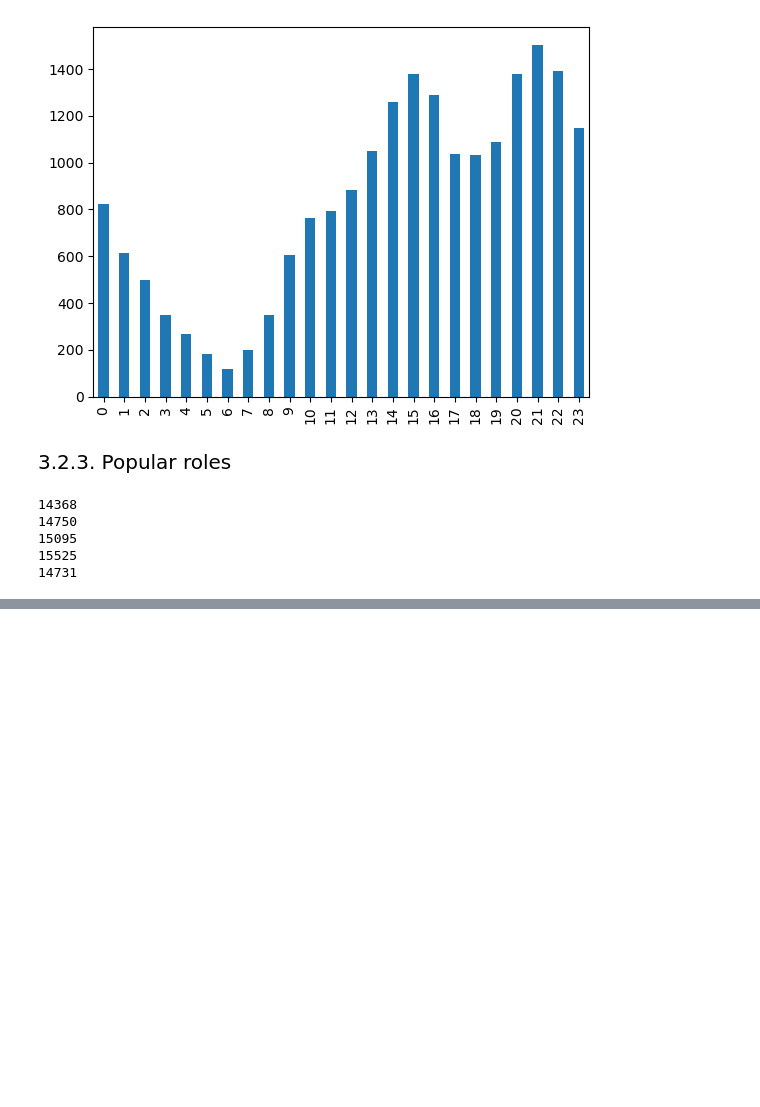
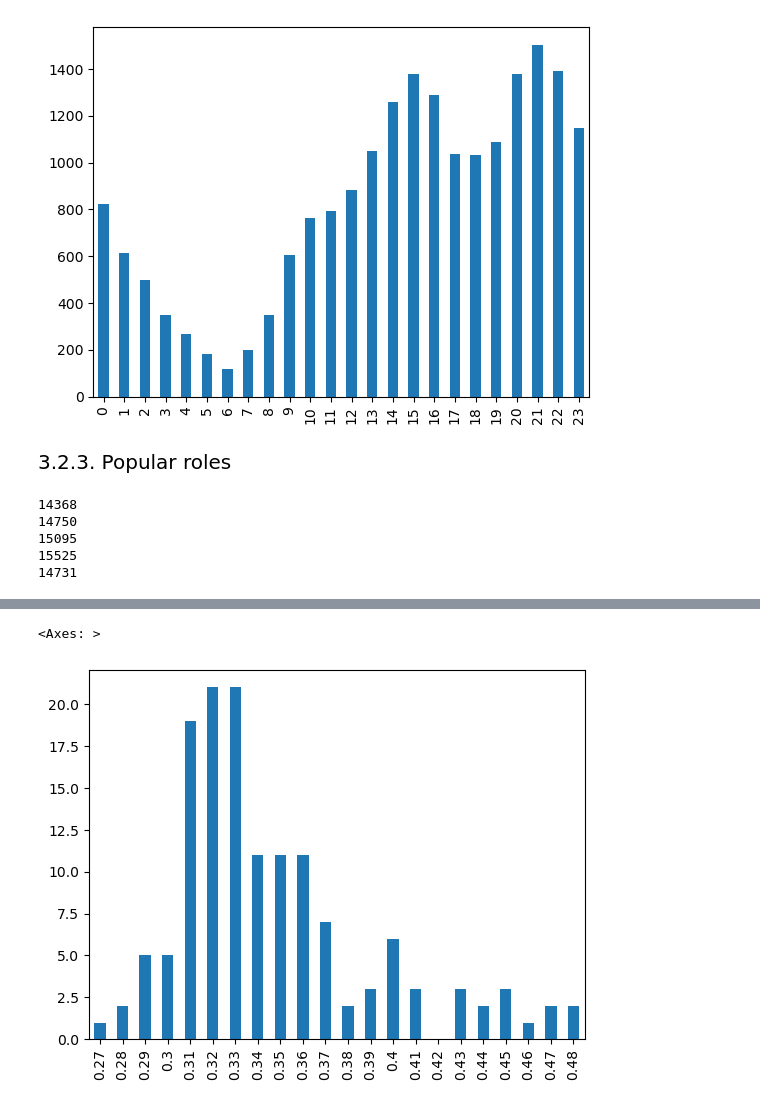
Before and after one commit to hnahtneyugn/LOL-Data-Processing-with-Python, a Jupyter notebook: codes.ipynb, the cells around one changed output, grey strips where cells are left out. Saved outputs shown, nothing was run; the diff lists cells and outputs as text; code cells hidden in the pictures; blank space fills up the shorter version.

```diff
--- a/codes.ipynb
+++ b/codes.ipynb
@@ -399,7 +399,8 @@ def clean_data():
         champions = json.load(file) #a dict of all the champions's id and their name
         champion_info = {key : {'name' : champions[key], 'win' : 0, 'lose' : 0, 'ban' : 0} for key in champions}
         champion_big_items = {key : {} for key in champions}
-        champion_role = {key : {'TOP' : 0, 'JUNGLE' : 0, 'MIDDLE' : 0, 'BOTTOM' : 0, 'UTILITY' : 0} for key in champions}
+        champion_role = {key : {'TOP' : {'win' : 0, 'lose' : 0}, 'JUNGLE' : {'win' : 0, 'lose' : 0}, 'MIDDLE' : {'win' : 0, 'lose' : 0},
+                                'BOTTOM' : {'win' : 0, 'lose' : 0}, 'UTILITY' : {'win' : 0, 'lose' : 0}} for key in champions}
 
     tiers = ['iron', 'bronze', 'silver', 'gold', 'platinum', 'emerald', 'diamond', 'master', 'grandmaster', 'challenger']
 
@@ -417,14 +418,17 @@ def clean_data():
                 player_puuid = player['puuid']
                 if player_puuid not in player_roles:
                     player_roles[player_puuid] = {'TOP': 0, 'JUNGLE' : 0, 'MIDDLE': 0, 'BOTTOM' : 0, 'UTILITY' : 0}
-                championId = str(player['championId']) # the player's champion
+                championId = str(player['championId']) # the player's championId
                 if player['win'] == True:
                     champion_info[championId]['win'] += 1
                 else:
                     champion_info[championId]['lose'] += 1
                 if player['teamPosition'] != "":
-                    champion_role[championId][player['teamPosition']] += 1
                     player_roles[player_puuid][player['teamPosition']] += 1
+                    if player['win'] == True:
+                        champion_role[championId][player['teamPosition']]['win'] += 1
+                    else:
+                        champion_role[championId][player['teamPosition']]['lose'] += 1
                 for i in range(5):
                     if str(player[f"item{i}"]) in list_of_big_items:
                         if player[f"item{i}"] not in champion_big_items[championId]:
@@ -784,0 +875,13 @@ Zyra             [JUNGLE, UTILITY]
+# %%
+role_champion_power = pd.DataFrame(index = champion_winrate.index, dtype = "float64", columns=['TOP', "JUNGLE", "MIDDLE", "BOTTOM", "UTILITY"])
+role_champion_power_distribution = {'TOP' :{}, "JUNGLE" : {}, "MIDDLE" : {}, "BOTTOM" : {}, "UTILITY" : {}}
+for championName in champion_role_winrate.index:
+    for lane in ['TOP', "JUNGLE", "MIDDLE", "BOTTOM", "UTILITY"]:
+        if not pd.isna(champion_role_winrate.at[championName, lane]):
+            role_champion_power.at[championName, lane] = 0.6 * champion_winrate[championName] + 0.4 * champion_ban_pick_rate[championName]
+            power = round(champion_power[championName],2)
+            if power not in role_champion_power_distribution[lane]:
+                role_champion_power_distribution[lane][power] = 1
+            else:
+                role_champion_power_distribution[lane][power] += 1
+role_champion_power_distribution = pd.DataFrame(role_champion_power_distribution)
@@ -784,0 +904,5 @@ Zyra             [JUNGLE, UTILITY]
+# %%
+role_champion_power_distribution['TOP'].sort_index().plot(kind = 'bar')
+# %% [output]
+<Axes: >
+[figure, added]
```
Also changed, not shown: parts of 21 cells of this notebook.
